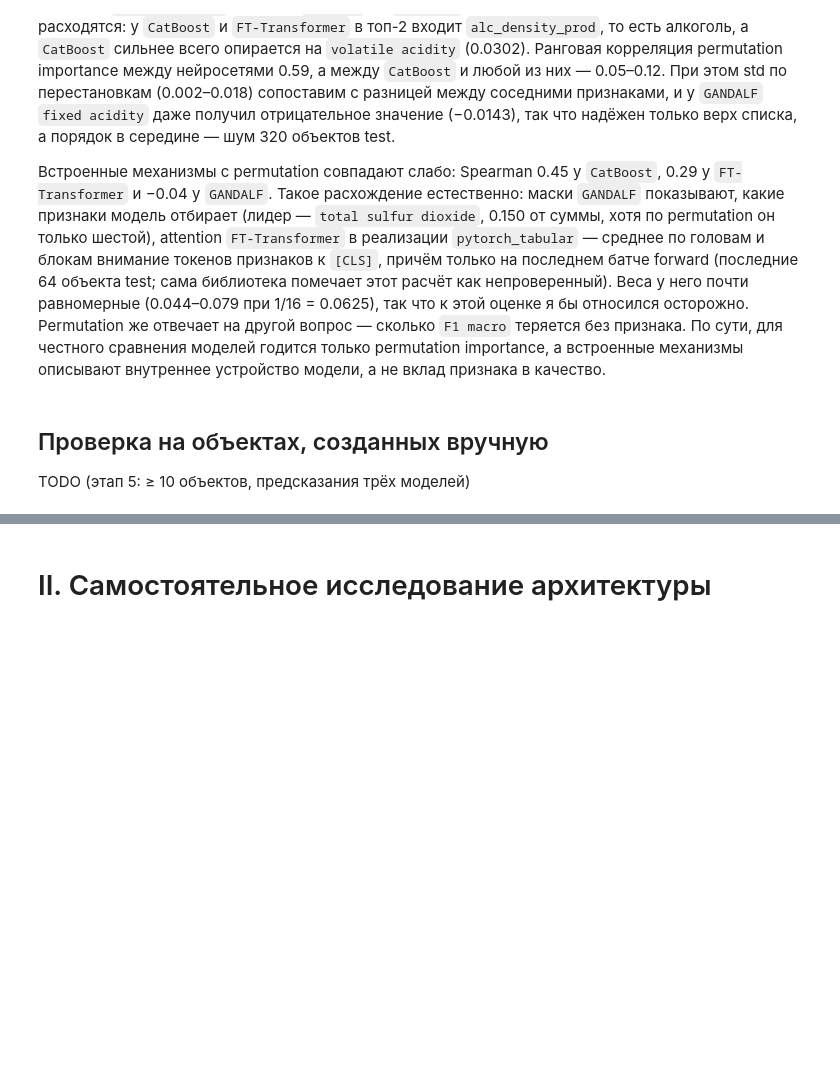
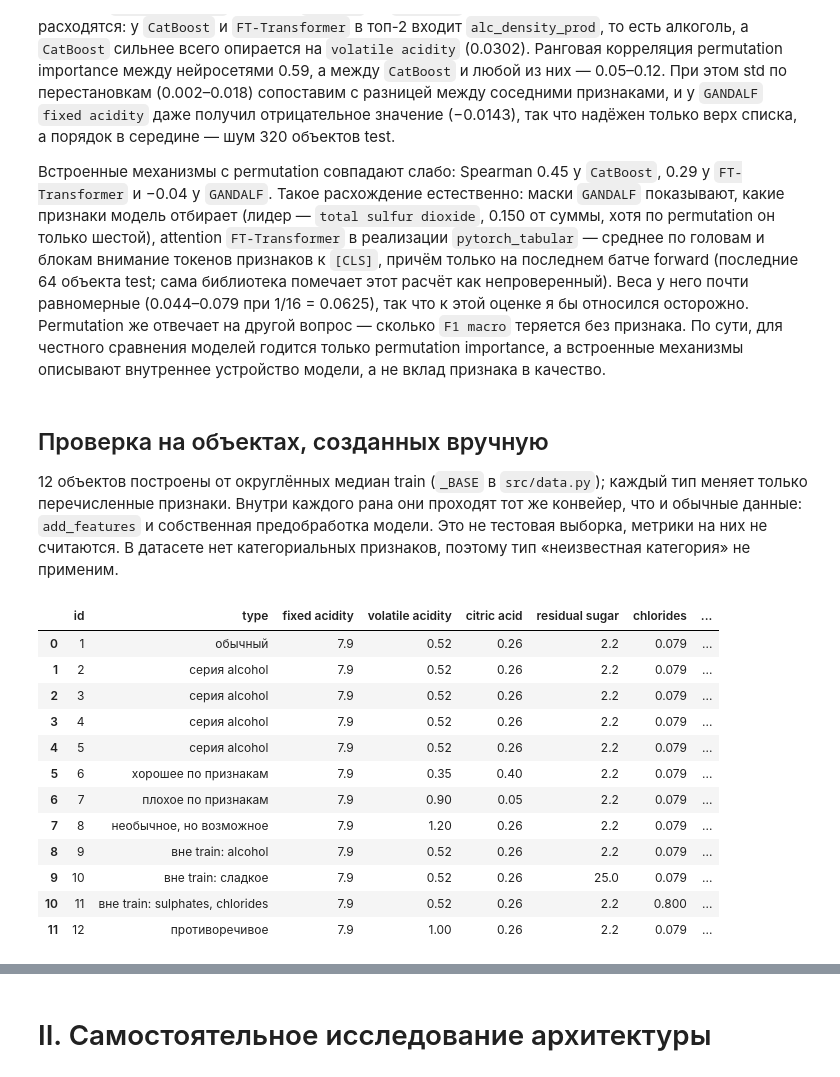
Before and after one commit to 2made1ra/ml-3, a Jupyter notebook: lab-1/lab-1.ipynb, the cells around one changed output, grey strips where cells are left out. Cells and saved outputs as stored; diff of their text form; code cells hidden in the pictures; blank space fills up the shorter version.

```diff
--- a/lab-1/lab-1.ipynb
+++ b/lab-1/lab-1.ipynb
@@ -555,4 +555,28 @@ pd.Series(spearman, name="Spearman").to_frame()
 # %% [markdown]
 ## Проверка на объектах, созданных вручную
 
-TODO (этап 5: ≥ 10 объектов, предсказания трёх моделей)
+12 объектов построены от округлённых медиан train (`_BASE` в `src/data.py`); каждый тип меняет только перечисленные признаки. Внутри каждого рана они проходят тот же конвейер, что и обычные данные: `add_features` и собственная предобработка модели. Это не тестовая выборка, метрики на них не считаются. В датасете нет категориальных признаков, поэтому тип «неизвестная категория» не применим.
+# %%
+from src.data import _BASE, manual_objects
+
+objs = manual_objects()
+raw = list(_BASE)
+lo, hi = train_df[raw].min(), train_df[raw].max()
+out = (objs[raw] < lo) | (objs[raw] > hi)
+table = objs[["id", "type", *raw]].copy()
+table["вне диапазона train"] = out.apply(lambda r: ", ".join(r.index[r]), axis=1)
+display(table)
+# %% [output]
+|  | id | type | fixed acidity | volatile acidity | citric acid | residual sugar | chlorides | ... |
+| 0 | 1 | обычный | 7.9 | 0.52 | 0.26 | 2.2 | 0.079 | ... |
+| 1 | 2 | серия alcohol | 7.9 | 0.52 | 0.26 | 2.2 | 0.079 | ... |
+| 2 | 3 | серия alcohol | 7.9 | 0.52 | 0.26 | 2.2 | 0.079 | ... |
+| 3 | 4 | серия alcohol | 7.9 | 0.52 | 0.26 | 2.2 | 0.079 | ... |
+| 4 | 5 | серия alcohol | 7.9 | 0.52 | 0.26 | 2.2 | 0.079 | ... |
+| 5 | 6 | хорошее по признакам | 7.9 | 0.35 | 0.40 | 2.2 | 0.079 | ... |
+| 6 | 7 | плохое по признакам | 7.9 | 0.90 | 0.05 | 2.2 | 0.079 | ... |
+| 7 | 8 | необычное, но возможное | 7.9 | 1.20 | 0.26 | 2.2 | 0.079 | ... |
+| 8 | 9 | вне train: alcohol | 7.9 | 0.52 | 0.26 | 2.2 | 0.079 | ... |
+| 9 | 10 | вне train: сладкое | 7.9 | 0.52 | 0.26 | 25.0 | 0.079 | ... |
+| 10 | 11 | вне train: sulphates, chlorides | 7.9 | 0.52 | 0.26 | 2.2 | 0.800 | ... |
+| 11 | 12 | противоречивое | 7.9 | 1.00 | 0.26 | 2.2 | 0.079 | ... |
```
Also changed, not shown: parts of 3 cells of this notebook, 1 other file.
